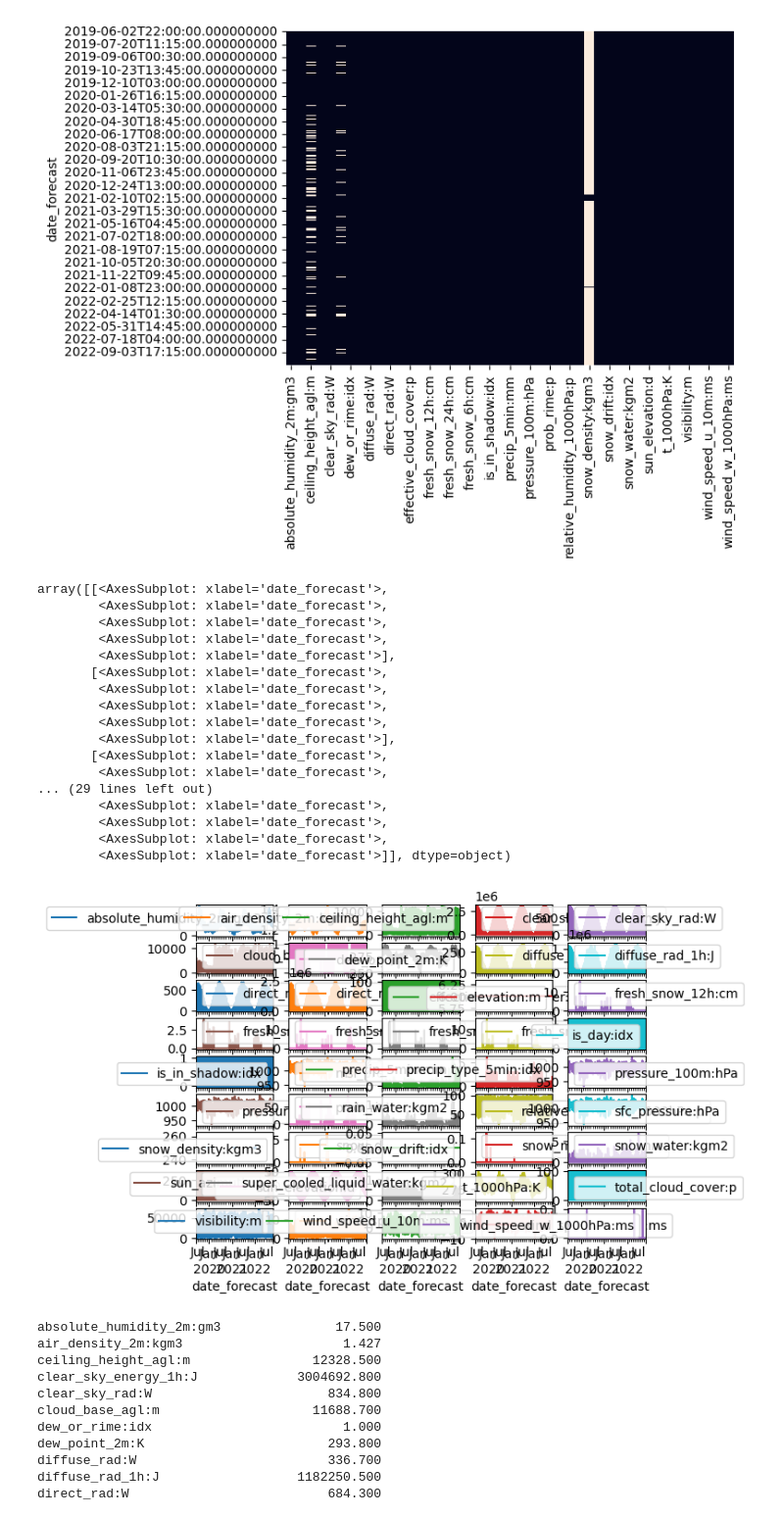
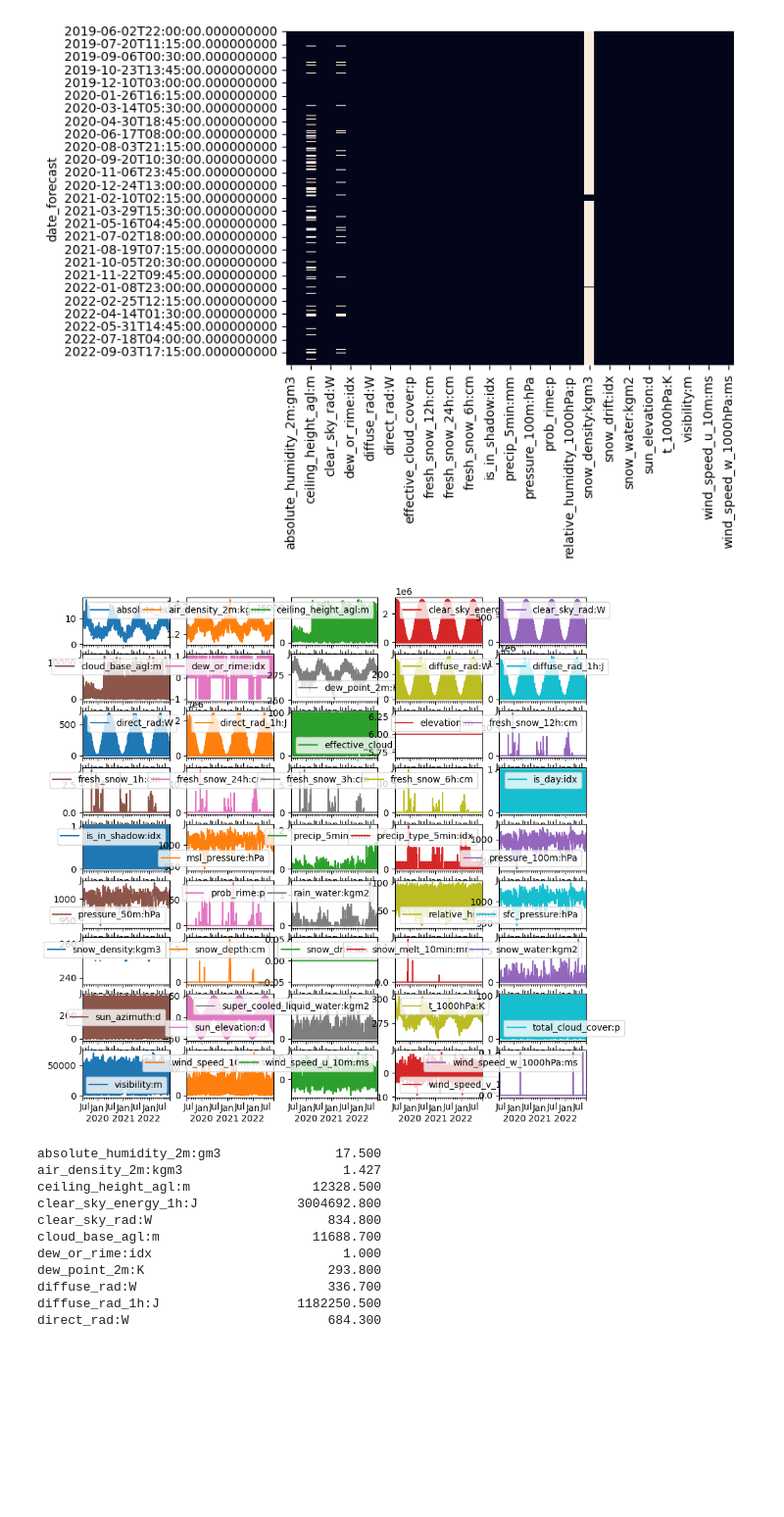
Before and after one commit to soricm/Time-Series-Forecasting-Solar-Energy-Production, a Jupyter notebook: marijan/marijan.ipynb, the cells around one changed output. Shown at 98% size. Saved outputs shown, nothing was run; the diff lists cells and outputs as text; code cells hidden in the pictures; blank space fills up the shorter version.

```diff
--- a/marijan/marijan.ipynb
+++ b/marijan/marijan.ipynb
@@ -116,26 +277,21 @@ sns.heatmap(X_obs.isna(),cbar=False)
 <AxesSubplot: ylabel='date_forecast'>
 [figure]
 # %%
-X_obs.plot(subplots=True, layout=(9,5))
+fig, axes = plt.subplots(9, 5, figsize=(10, 10))
+
+# Assuming X_obs is a DataFrame or Series
+X_obs.plot(subplots=True, layout=(9, 5), ax=axes)
+
+# Remove x-axis and y-axis labels from all subplots
+for ax_row in axes:
+    for ax in ax_row:
+        ax.set_xlabel('')
+        ax.set_ylabel('')
+
+plt.savefig('test.png')
+plt.show()
 # %% [output]
-array([[<AxesSubplot: xlabel='date_forecast'>,
-        <AxesSubplot: xlabel='date_forecast'>,
-        <AxesSubplot: xlabel='date_forecast'>,
-        <AxesSubplot: xlabel='date_forecast'>,
-        <AxesSubplot: xlabel='date_forecast'>],
-       [<AxesSubplot: xlabel='date_forecast'>,
-        <AxesSubplot: xlabel='date_forecast'>,
-        <AxesSubplot: xlabel='date_forecast'>,
-        <AxesSubplot: xlabel='date_forecast'>,
-        <AxesSubplot: xlabel='date_forecast'>],
-       [<AxesSubplot: xlabel='date_forecast'>,
-        <AxesSubplot: xlabel='date_forecast'>,
-... (29 lines left out)
-        <AxesSubplot: xlabel='date_forecast'>,
-        <AxesSubplot: xlabel='date_forecast'>,
-        <AxesSubplot: xlabel='date_forecast'>,
-        <AxesSubplot: xlabel='date_forecast'>]], dtype=object)
-[figure, old version]
+[figure, new version]
 # %%
 X.max()
 # %% [output]
```
Also changed, not shown: parts of 39 cells of this notebook, 7 other files.
